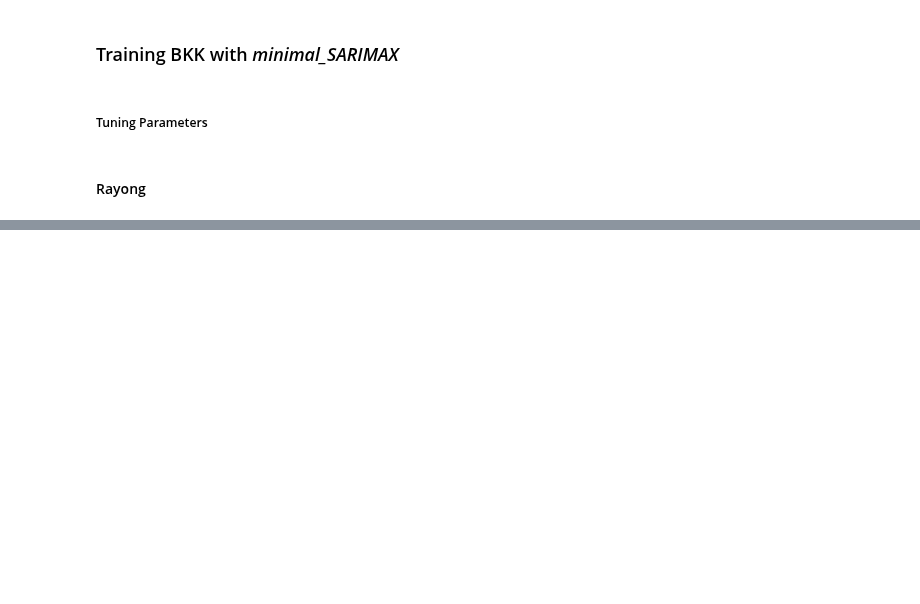
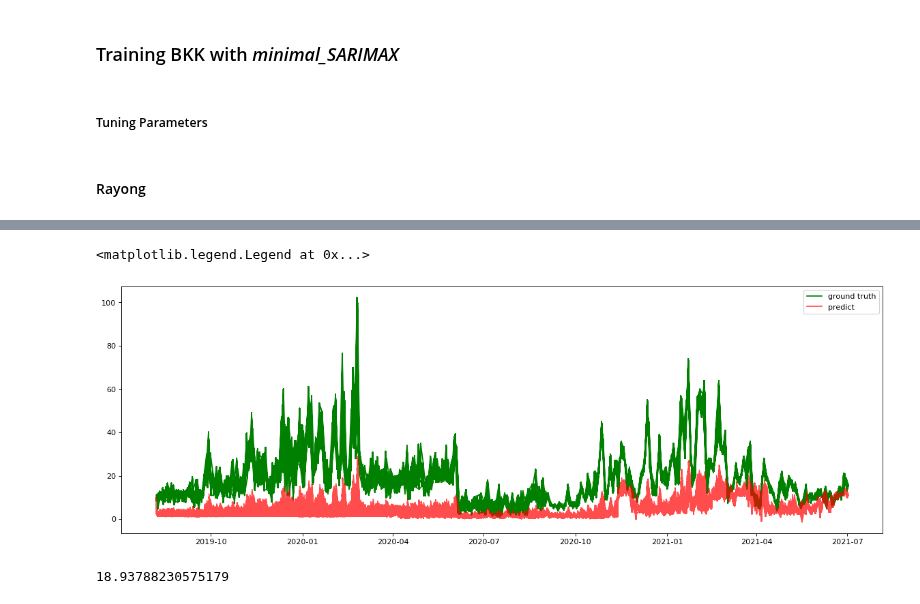
Before and after one commit to One-Night-Miracle/Data-Science-Project1-2021-2-PM2.5-Kaggle, a Jupyter notebook: model_province/model_RAY.ipynb, the cells around one changed output, grey strips where cells are left out. Cells and saved outputs as stored; diff of their text form; code cells hidden in the pictures; blank space fills up the shorter version.

```diff
--- a/model_province/model_RAY.ipynb
+++ b/model_province/model_RAY.ipynb
@@ -300,0 +133,15 @@ test_pred_sav['SURAT'].drop(columns=['t','s']).to_csv('answer_dataset/pred_and_a
+# %%
+test_X = pd.concat([val2_pred_sav, test_pred_sav])
+test_X = test_X.set_index('Time')
+
+plt.figure(num=None, figsize=(18, 6), dpi=80, facecolor='w', edgecolor='k')
+plt.plot(test_X['Actual'], color='g', label='ground truth')
+plt.plot(test_X['Predict'], alpha=.7, color='r', label='predict')
+plt.legend(loc="upper right")
+# %% [output]
+<matplotlib.legend.Legend at 0x...>
+[figure, added]
+# %%
+((Error_save**2).mean())**(1/2)
+# %% [output]
+18.93788230575179
```
Also changed, not shown: parts of 47 cells of this notebook, 2 other files.
